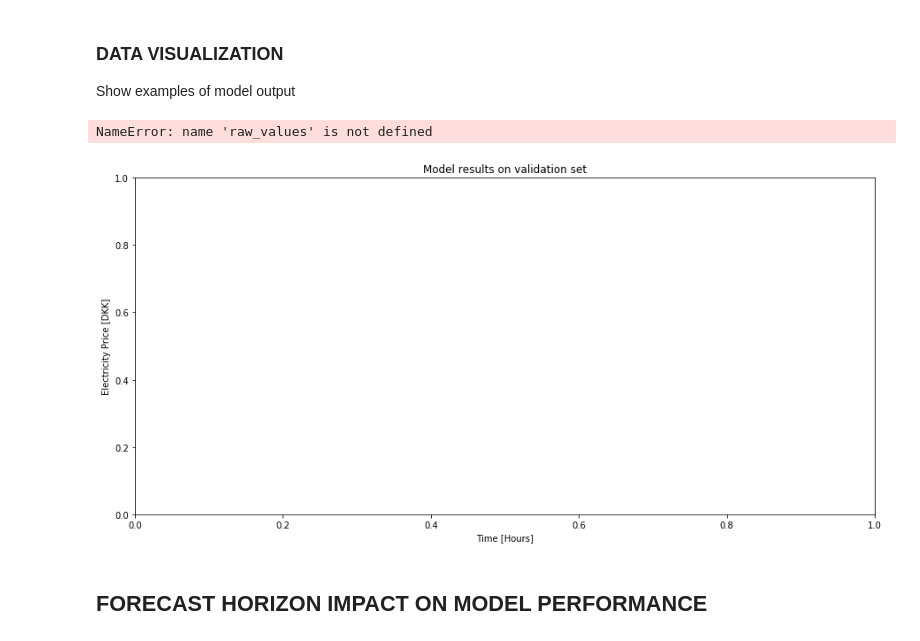
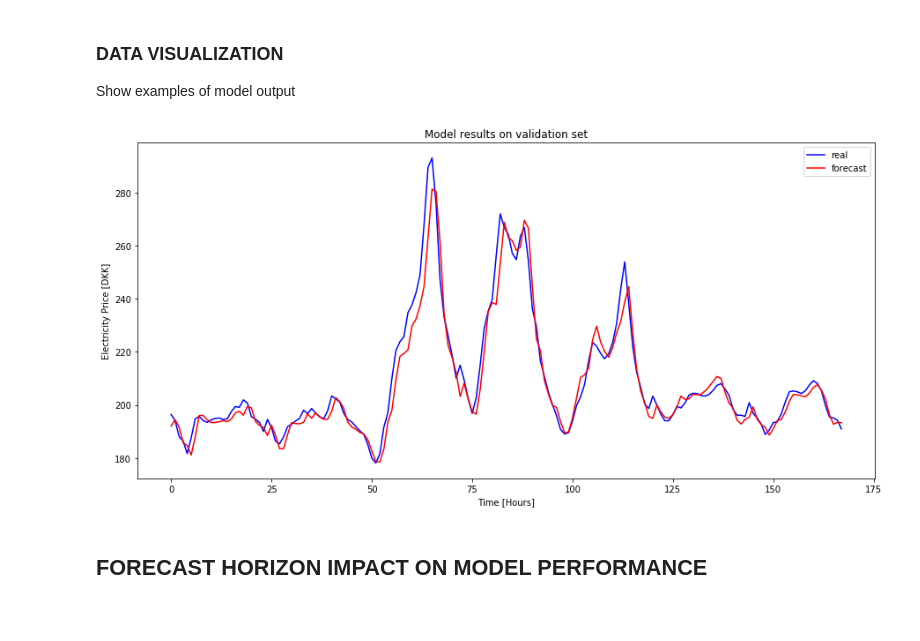
Before and after one commit to matteobonanomi/dsnd-capstone, a Jupyter notebook: notebook/LSTM.ipynb, the cells around one changed output. Drawn from its saved outputs; the diff is of its cells as text; code cells hidden in the pictures.

```diff
--- a/notebook/LSTM.ipynb
+++ b/notebook/LSTM.ipynb
@@ -425,7 +425,7 @@ RMSE: 10.565158336221765
 
 Show examples of model output
 # %%
-def plot_sample_predictions(predictions_ensemble,n_model=0,n_day=7):
+def plot_sample_predictions(predictions_ensemble,raw_values,n_model=0,n_day=7):
     """
     This function plots observed vs predicted values for a fixed period of time
 
@@ -449,10 +449,9 @@ def plot_sample_predictions(predictions_ensemble,n_model=0,n_day=7):
     plt.show()
     return
 # %%
-plot_sample_predictions(predictions_ensemble)
+plot_sample_predictions(predictions_ensemble,saved_data['raw_values'])
 # %% [output]
-NameError: name 'raw_values' is not defined
-[figure, old version]
+[figure, new version]
 # %% [markdown]
 ## FORECAST HORIZON IMPACT ON MODEL PERFORMANCE
 # %%
```
Also changed, not shown: parts of 1 cell of this notebook, 5 other files.
